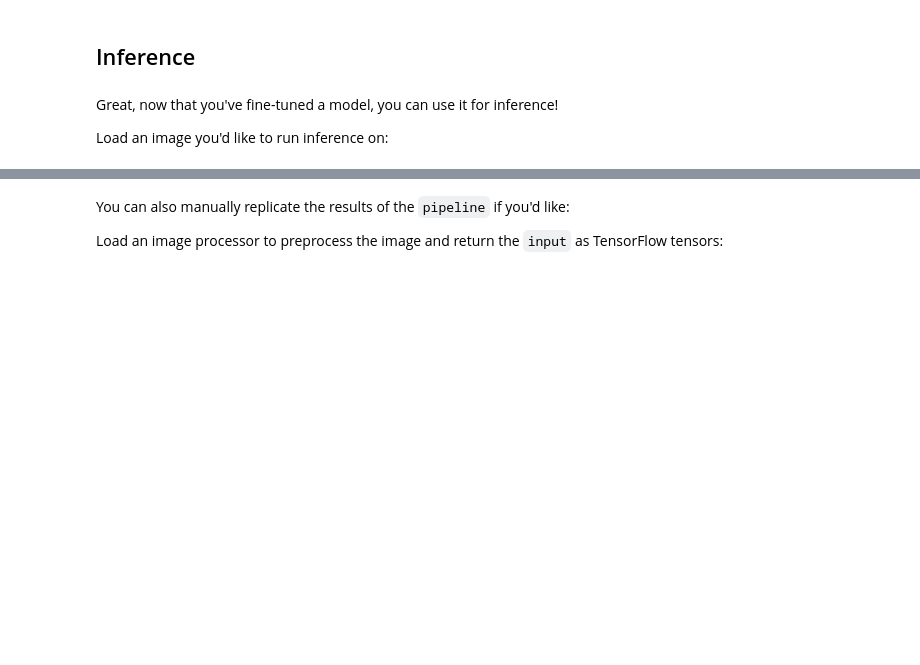
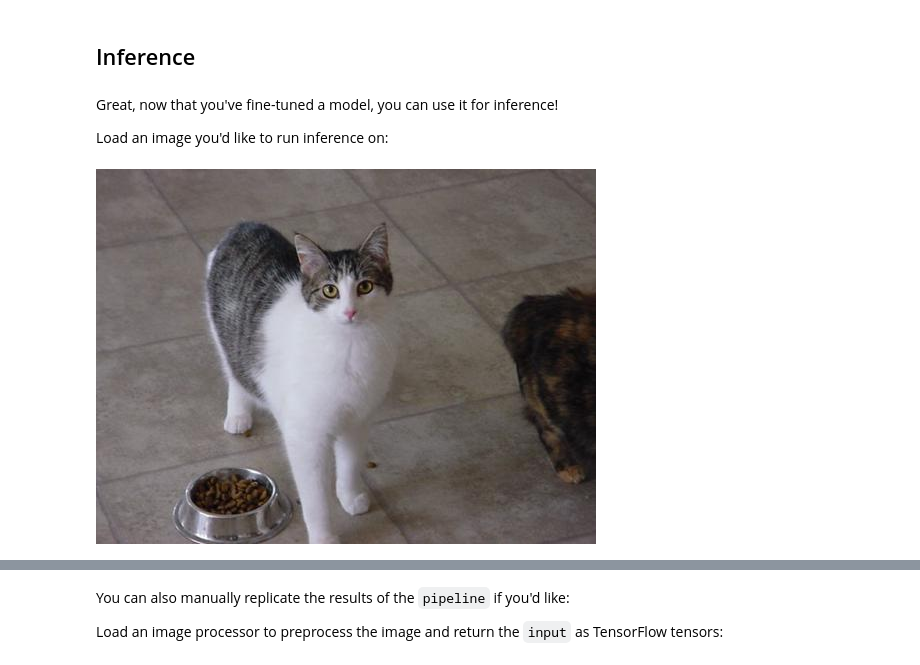
Before and after one commit to AnanyaAgarwal1997/CS462-NeuralModels, a Jupyter notebook: transformers_doc/en/tensorflow/image_classification.ipynb, the cells around one changed output, grey strips where cells are left out. Cells and saved outputs as stored; diff of their text form; code cells hidden in the pictures; blank space fills up the shorter version.

```diff
--- a/transformers_doc/en/tensorflow/image_classification.ipynb
+++ b/transformers_doc/en/tensorflow/image_classification.ipynb
@@ -312,5 +337,8 @@ Great, now that you've fine-tuned a model, you can use it for inference!
 
 Load an image you'd like to run inference on:
 # %%
-ds = load_dataset("food101", split="validation[:10]")
+ds = load_dataset("cats_vs_dogs", split="train[5001:5011]")
 image = ds["image"][0]
+image
+# %% [output]
+[figure, added]
```
Also changed, not shown: parts of 21 cells of this notebook.
